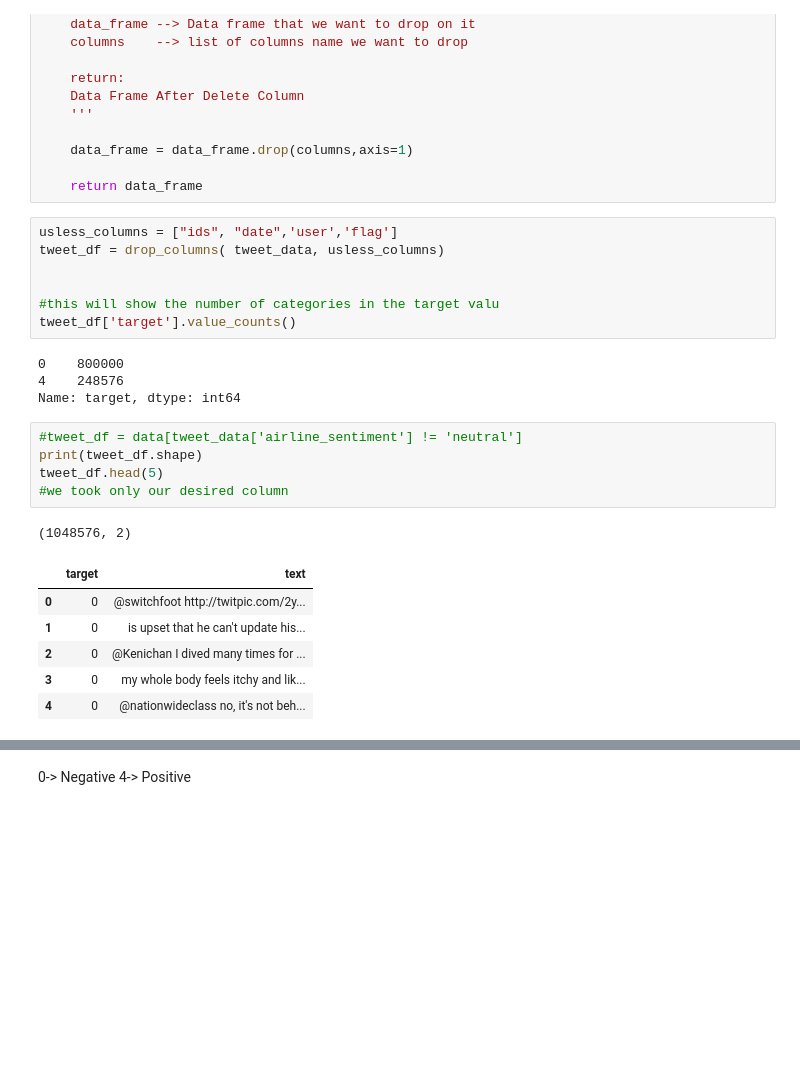
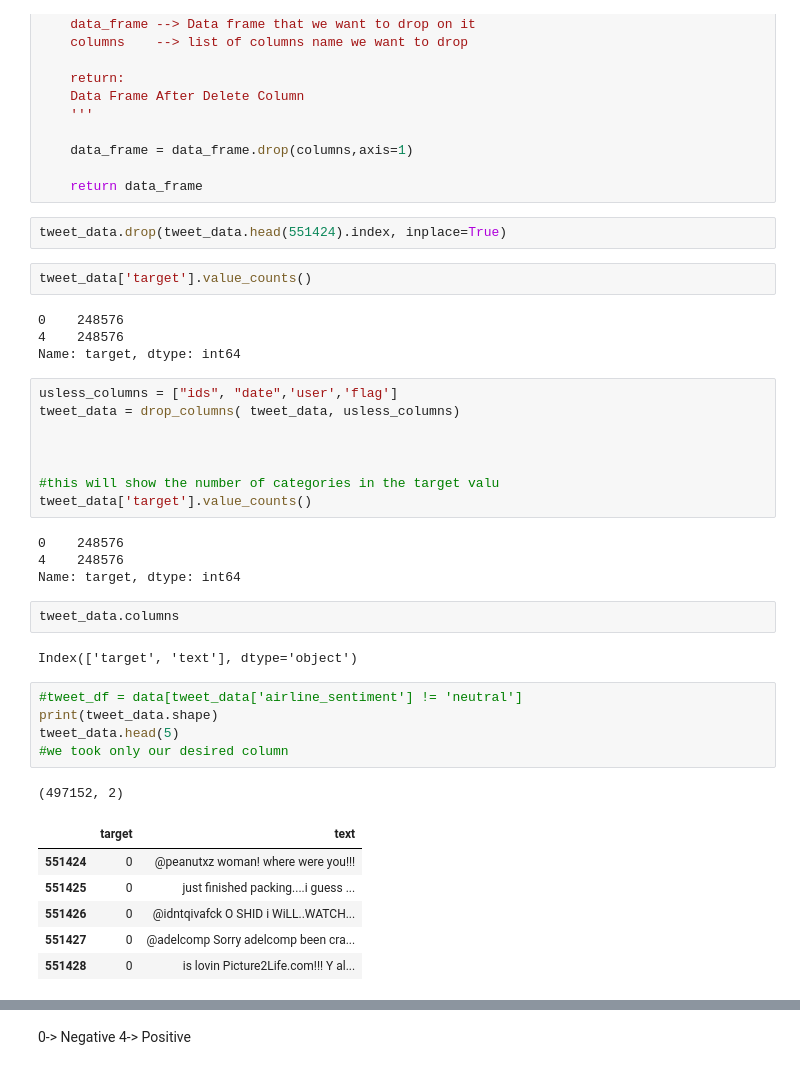
Before and after one commit to Yaswanthkunchala/NEWS-APP, a Jupyter notebook: Sentiment_Analysis.ipynb, the cells around one changed output, grey strips where cells are left out. Drawn from its saved outputs; the diff is of its cells as text; blank space fills up the shorter version.

```diff
--- a/Sentiment_Analysis.ipynb
+++ b/Sentiment_Analysis.ipynb
@@ -91,28 +115,41 @@ def drop_columns(data_frame,columns):
     data_frame = data_frame.drop(columns,axis=1)
 
     return data_frame
+# %%
+tweet_data.drop(tweet_data.head(551424).index, inplace=True)
+# %%
+tweet_data['target'].value_counts()
+# %% [output]
+0    248576
+4    248576
+Name: target, dtype: int64
 # %%
 usless_columns = ["ids", "date",'user','flag']
-tweet_df = drop_columns( tweet_data, usless_columns)
+tweet_data = drop_columns( tweet_data, usless_columns)
+
 
 
 #this will show the number of categories in the target valu
-tweet_df['target'].value_counts()
+tweet_data['target'].value_counts()
 # %% [output]
-0    800000
+0    248576
 4    248576
 Name: target, dtype: int64
+# %%
+tweet_data.columns
+# %% [output]
+Index(['target', 'text'], dtype='object')
 # %%
 #tweet_df = data[tweet_data['airline_sentiment'] != 'neutral']
-print(tweet_df.shape)
-tweet_df.head(5)
+print(tweet_data.shape)
+tweet_data.head(5)
 #we took only our desired column
 # %% [output]
-(1048576, 2)
+(497152, 2)
 |  | target | text |
-| 0 | 0 | @switchfoot http://twitpic.com/2y... |
-| 1 | 0 | is upset that he can't update his... |
-| 2 | 0 | @Kenichan I dived many times for ... |
-| 3 | 0 | my whole body feels itchy and lik... |
-| 4 | 0 | @nationwideclass no, it's not beh... |
+| 551424 | 0 | @peanutxz woman! where were you!!! |
+| 551425 | 0 | just finished packing....i guess ... |
+| 551426 | 0 | @idntqivafck O SHID i WiLL..WATCH... |
+| 551427 | 0 | @adelcomp Sorry adelcomp been cra... |
+| 551428 | 0 | is lovin Picture2Life.com!!! Y al... |
 # %%
```
Also changed, not shown: parts of 12 cells of this notebook, 6 other files.
